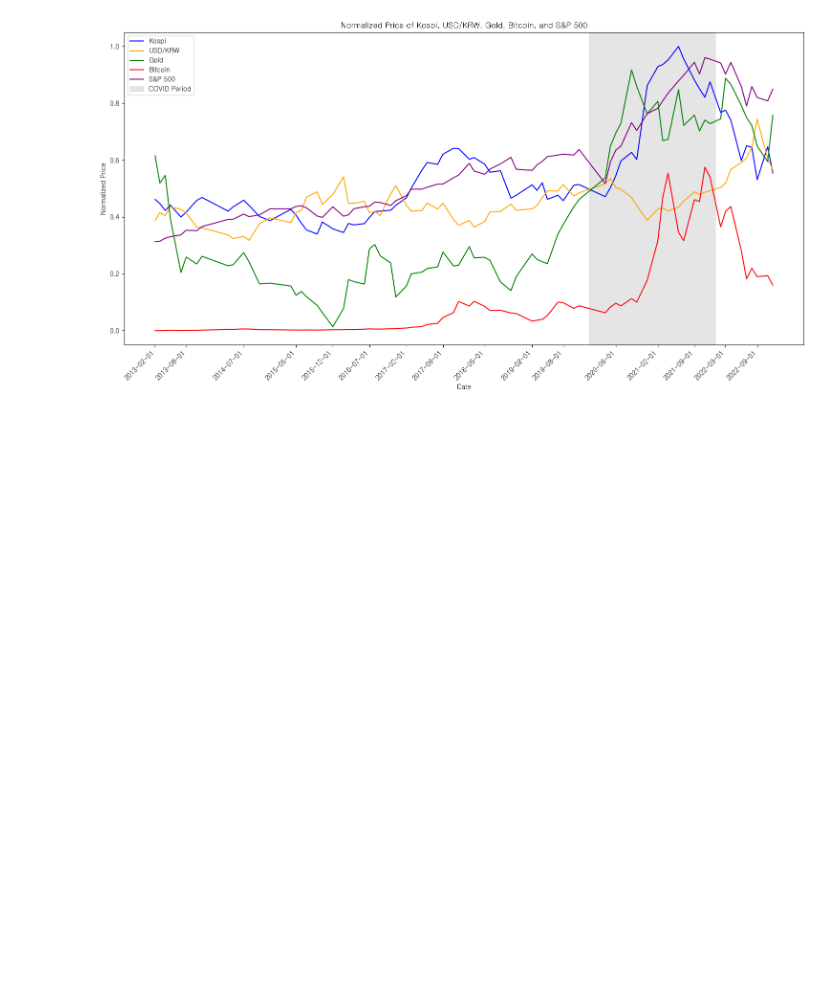
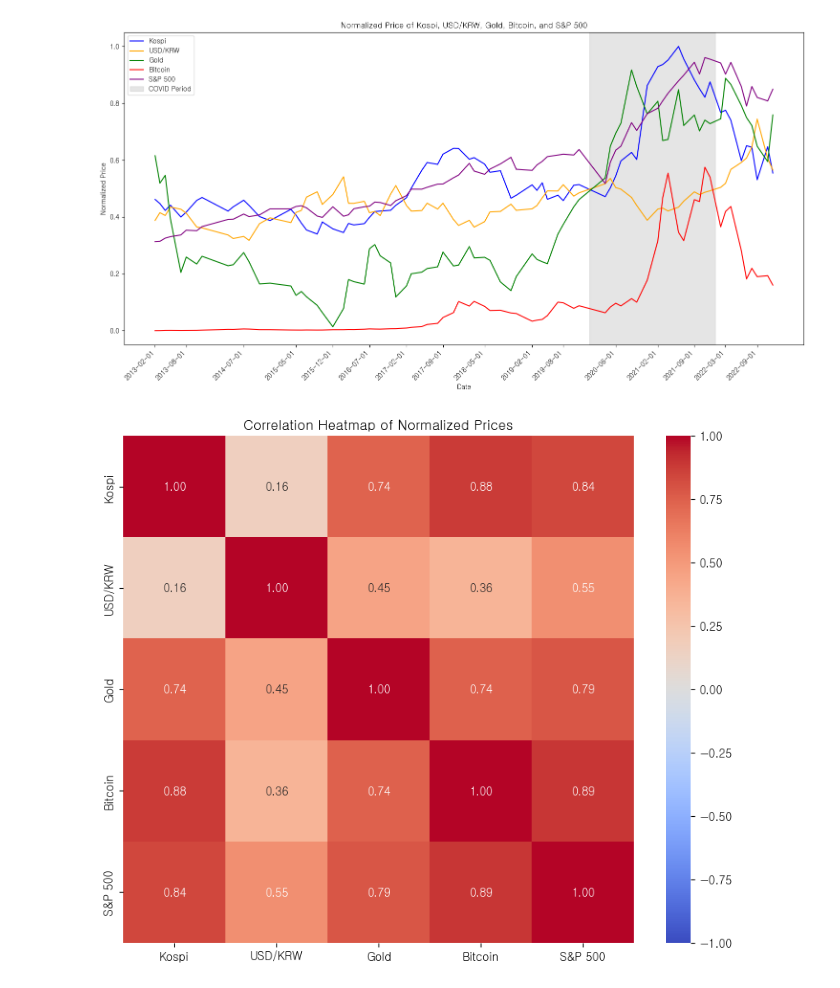
Before and after one commit to Encore-SKN-9/eda_3team, a Jupyter notebook: pt_version.ipynb, the cells around one changed output. Cells and saved outputs as stored; diff of their text form; code cells hidden in the pictures; blank space fills up the shorter version.

```diff
--- a/pt_version.ipynb
+++ b/pt_version.ipynb
@@ -160,3 +160,24 @@ plt.tight_layout()
 plt.show()
 # %% [output]
 [figure]
+# %%
+kospi_normalized = kospi_df[['Date', 'Normalized Price']].set_index('Date')
+usd_krw_normalized = usd_krw_df[['Date', 'Normalized Price']].set_index('Date')
+gold_normalized = gold_data[['Date', 'Normalized Price']].set_index('Date')
+btc_normalized = btc_df[['Date', 'Normalized Price']].set_index('Date')
+snp_normalized = snp_df[['Date', 'Normalized Price']].set_index('Date')
+
+merged_data = pd.concat([kospi_normalized['Normalized Price'],
+                         usd_krw_normalized['Normalized Price'],
+                         gold_normalized['Normalized Price'],
+                         btc_normalized['Normalized Price'],
+                         snp_normalized['Normalized Price']], axis=1)
+
+merged_data.columns = ['Kospi', 'USD/KRW', 'Gold', 'Bitcoin', 'S&P 500']
+
+plt.figure(figsize=(10, 8))
+sns.heatmap(merged_data.corr(), annot=True, cmap='coolwarm', fmt='.2f', vmin=-1, vmax=1)
+plt.title('Correlation Heatmap of Normalized Prices')
+plt.show()
+# %% [output]
+[figure, added]
```
Also changed, not shown: 1 other file.
